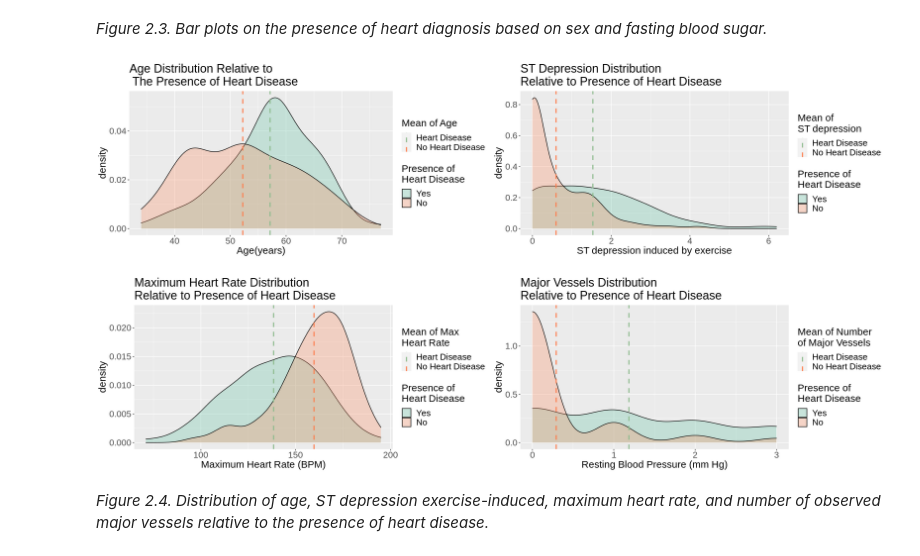
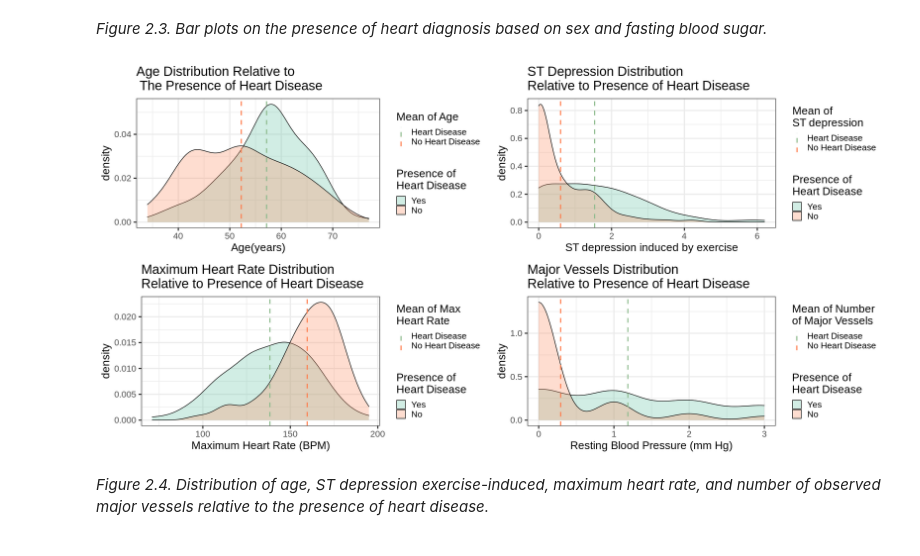
Before and after one commit to laurent-mt/dsci100project, a Jupyter notebook: actualproject.ipynb, the cells around one changed output. Saved outputs shown, nothing was run; the diff lists cells and outputs as text; code cells hidden in the pictures.

```diff
--- a/actualproject.ipynb
+++ b/actualproject.ipynb
@@ -255,86 +241,83 @@ plot_grid(sex_plot, bs_plot, ncol = 2)
 # %% [markdown]
 *Figure 2.3. Bar plots on the presence of heart diagnosis based on sex and fasting blood sugar.*
 # %%
-options(repr.plot.width = 20, repr.plot.height = 5)
-#Looking at age distribution
+options(repr.plot.width = 20, repr.plot.height = 10)
+
+#  Looking at age distribution
 age_plot  <- ggplot(heart_train, aes(x = age, fill = diagnosis))            +
               geom_density(alpha = 0.3)                                     +
               geom_vline(data = group_summary,
-                         aes(xintercept = age_mean, color = diagnosis),
-                             linetype = "dashed", size = 1)                 +
+                         aes(xintercept = age_mean, colour = diagnosis),
+                             linetype   = "dashed", size   = 1)             +
               labs(x     = "Age(years)",
                    fill  = "Presence of \nHeart Disease",
                    color = "Mean of Age")                                   +
               scale_color_manual(labels = c("Heart Disease",
-                                         "No Heart Disease"),
-                                values = c("darkseagreen", "coral"))        +
+                                            "No Heart Disease"),
+                                 values = c("darkseagreen", "coral"))       +
     ggtitle("Age Distribution Relative to \n The Presence of Heart Disease")+
-              theme(text  = element_text(size = 20),
-                    title = element_text(size = 18))                        +
+              theme_bw(base_size = 20, base_line_size  = 1)                 +
               scale_fill_brewer(palette = "Set2")
 
-#Looking at ST depression induced by exercise distribution
+#  Looking at ST depression induced by exercise distribution
 peak_plot <- ggplot(heart_train, aes(x = oldpeak, fill = diagnosis))        +
               geom_density(alpha = 0.3)                                     +
               geom_vline(data = group_summary,
                          aes(xintercept = oldpeak_mean,
-                             color = diagnosis),
-                             linetype="dashed", size=1)                     +
-              labs(x     = "ST depression induced by exercise",
-                   fill  = "Presence of \nHeart Disease",
-                   color = "Mean of \nST depression")                       +
+                             colour     = diagnosis),
+                             linetype   = "dashed",
+                             size       = 1)                                +
+              labs(x      = "ST depression induced by exercise",
+                   fill   = "Presence of \nHeart Disease",
+                   colour = "Mean of \nST depression")                      +
               scale_color_manual(labels = c("Heart Disease",
-                                         "No Heart Disease"),
-                                values = c("darkseagreen", "coral"))         +
+                                             "No Heart Disease"),
+                                 values = c("darkseagreen", "coral"))        +
 ggtitle("ST Depression Distribution \nRelative to Presence of Heart Disease")+
-              theme(text  = element_text(size = 20),
-                    title = element_text(size = 18))                         +
+              theme_bw(base_size = 20, base_line_size  = 1)                 +
               scale_fill_brewer(palette = "Set2")
 
-#Looking at maximum heart rate distribution
+#  Looking at maximum heart rate distribution
 heartrate_plot <- ggplot(heart_train,
                          aes(x = maxheartrate, fill = diagnosis))           +
                    geom_density(alpha = 0.3)                                +
                    geom_vline(data    = group_summary,
                               aes(xintercept = maxheartrate_mean,
-                                  color      = diagnosis),
+                                  colour     = diagnosis),
                                   linetype   = "dashed",
                                   size       = 1)                           +
-                   labs(x     = "Maximum Heart Rate (BPM)",
-                        fill  = "Presence of \nHeart Disease",
-                        color = "Mean of Max \nHeart Rate")                 +
+                   labs(x      = "Maximum Heart Rate (BPM)",
+                        fill   = "Presence of \nHeart Disease",
+                        colour = "Mean of Max \nHeart Rate")                +
                    scale_color_manual(labels = c("Heart Disease",
-                                              "No Heart Disease"),
-                                     values = c("darkseagreen", "coral"))   +
+                                                 "No Heart Disease"),
+                                      values = c("darkseagreen", "coral"))  +
 ggtitle("Maximum Heart Rate Distribution \nRelative to Presence of Heart Disease")+
-                   theme(text = element_text(size = 20),
-                        title = element_text(size = 18))                    +
+                   theme_bw(base_size = 20, base_line_size  = 1)            +
                    scale_fill_brewer(palette = "Set2")
 
-#Looking at number of major vessels distribution
+#  Looking at number of major vessels distribution
 vessel_plot <- ggplot(heart_train,
                       aes(x = nmajorvessels, fill = diagnosis))             +
                 geom_density(alpha = 0.3)                                   +
                 geom_vline(data = group_summary,
                            aes(xintercept = nmajorvessels_mean,
-                               color      = diagnosis),
+                               colour     = diagnosis),
                                linetype   = "dashed",
                                size       = 1)                              +
                 labs(x     = "Resting Blood Pressure (mm Hg)",
                      fill  = "Presence of \nHeart Disease",
-                     color = "Mean of Number \nof Major Vessels")           +
-            scale_color_manual(labels = c("Heart Disease", "No Heart Disease"),
+                     colour = "Mean of Number \nof Major Vessels")          +
+                scale_color_manual(labels = c("Heart Disease",
+                                              "No Heart Disease"),
                               values = c("darkseagreen", "coral"))          +
 ggtitle("Major Vessels Distribution \nRelative to Presence of Heart Disease")+
-                     theme(text  = element_text(size = 20),
-                           title = element_text(size = 18))                 +
+                theme_bw(base_size = 20, base_line_size  = 1)               +
                 scale_fill_brewer(palette = "Set2")
 
-plot_grid(age_plot, peak_plot,         ncol = 2)
-plot_grid(heartrate_plot, vessel_plot, ncol = 2)
+plot_grid(age_plot, peak_plot, heartrate_plot, vessel_plot, ncol = 2)
 # %% [output]
-[figure, old version]
+[figure, new version]
-[figure, removed]
 # %% [markdown]
 *Figure 2.4. Distribution of age, ST depression exercise-induced, maximum heart rate, and number of observed major vessels relative to the presence of heart disease.*
 # %%
```
Also changed, not shown: parts of 21 cells of this notebook.
